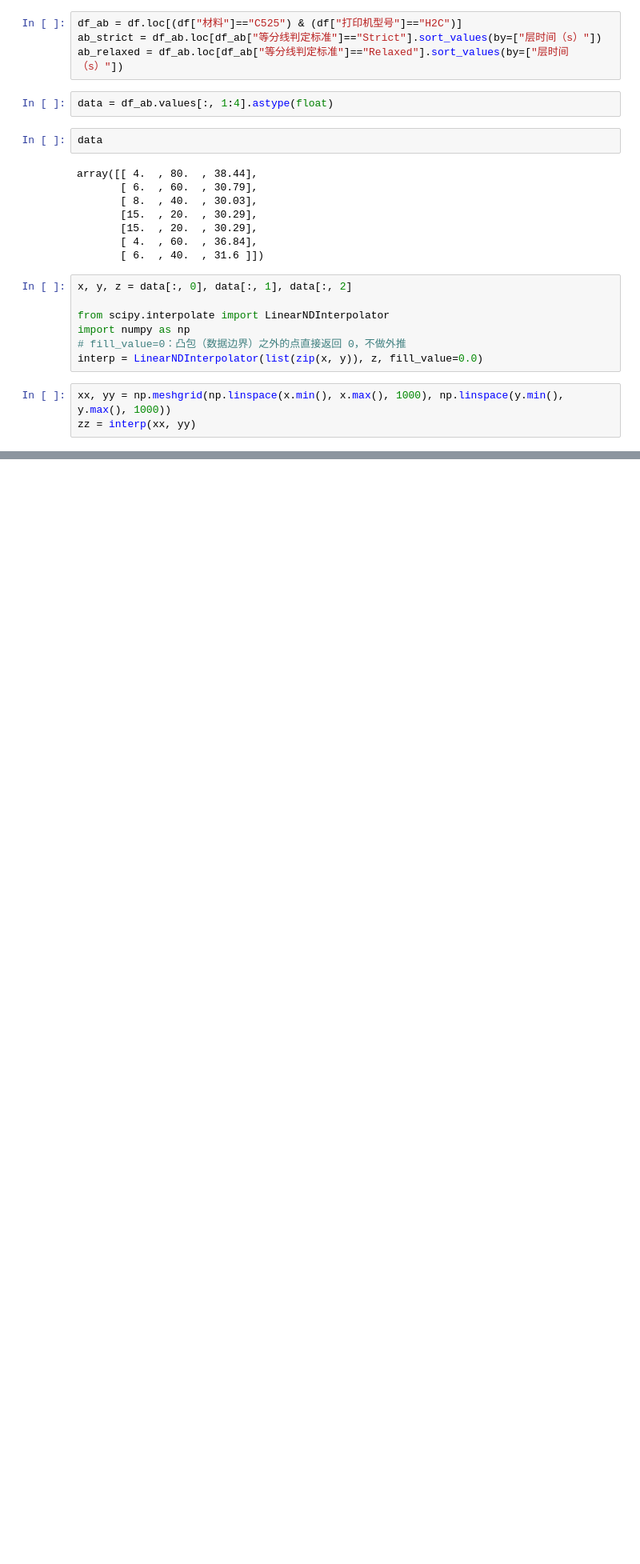
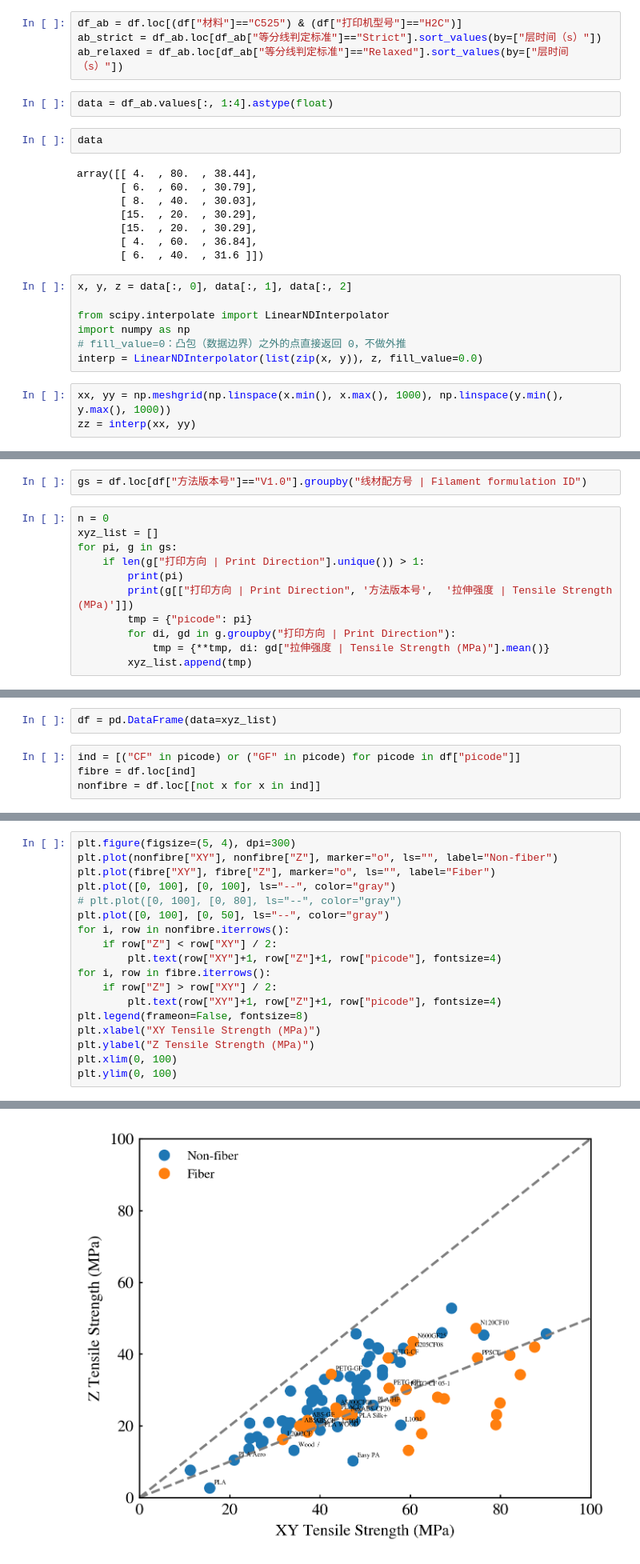
Before and after one commit to ZLoverty/Boralus, a Jupyter notebook: tensile.ipynb, the cells around one changed output, grey strips where cells are left out. Shown at 80% size. Saved outputs shown, nothing was run; the diff lists cells and outputs as text; blank space fills up the shorter version.

Commit message:
tensile stress analysis notebook reorganized

```diff
--- a/tensile.ipynb
+++ b/tensile.ipynb
@@ -199,0 +204,13 @@ plt.legend(fontsize=8, frameon=False, loc="upper right")
+# %%
+gs = df.loc[df["方法版本号"]=="V1.0"].groupby("线材配方号 | Filament formulation ID")
+# %%
+n = 0
+xyz_list = []
+for pi, g in gs:
+    if len(g["打印方向 | Print Direction"].unique()) > 1:
+        print(pi)
+        print(g[["打印方向 | Print Direction", '方法版本号',  '拉伸强度 | Tensile Strength (MPa)']])
+        tmp = {"picode": pi}
+        for di, gd in g.groupby("打印方向 | Print Direction"):
+            tmp = {**tmp, di: gd["拉伸强度 | Tensile Strength (MPa)"].mean()}
+        xyz_list.append(tmp)
@@ -199,0 +235,6 @@ plt.legend(fontsize=8, frameon=False, loc="upper right")
+# %%
+df = pd.DataFrame(data=xyz_list)
+# %%
+ind = [("CF" in picode) or ("GF" in picode) for picode in df["picode"]]
+fibre = df.loc[ind]
+nonfibre = df.loc[[not x for x in ind]]
@@ -199,0 +245,19 @@ plt.legend(fontsize=8, frameon=False, loc="upper right")
+# %%
+plt.figure(figsize=(5, 4), dpi=300)
+plt.plot(nonfibre["XY"], nonfibre["Z"], marker="o", ls="", label="Non-fiber")
+plt.plot(fibre["XY"], fibre["Z"], marker="o", ls="", label="Fiber")
+plt.plot([0, 100], [0, 100], ls="--", color="gray")
+# plt.plot([0, 100], [0, 80], ls="--", color="gray")
+plt.plot([0, 100], [0, 50], ls="--", color="gray")
+for i, row in nonfibre.iterrows():
+    if row["Z"] < row["XY"] / 2:
+        plt.text(row["XY"]+1, row["Z"]+1, row["picode"], fontsize=4)
+for i, row in fibre.iterrows():
+    if row["Z"] > row["XY"] / 2:
+        plt.text(row["XY"]+1, row["Z"]+1, row["picode"], fontsize=4)
+plt.legend(frameon=False, fontsize=8)
+plt.xlabel("XY Tensile Strength (MPa)")
+plt.ylabel("Z Tensile Strength (MPa)")
+plt.xlim(0, 100)
+plt.ylim(0, 100)
+# %% [output]
@@ -199,0 +265 @@ plt.legend(fontsize=8, frameon=False, loc="upper right")
+[figure, added]
```
Also changed, not shown: parts of 19 cells of this notebook.
